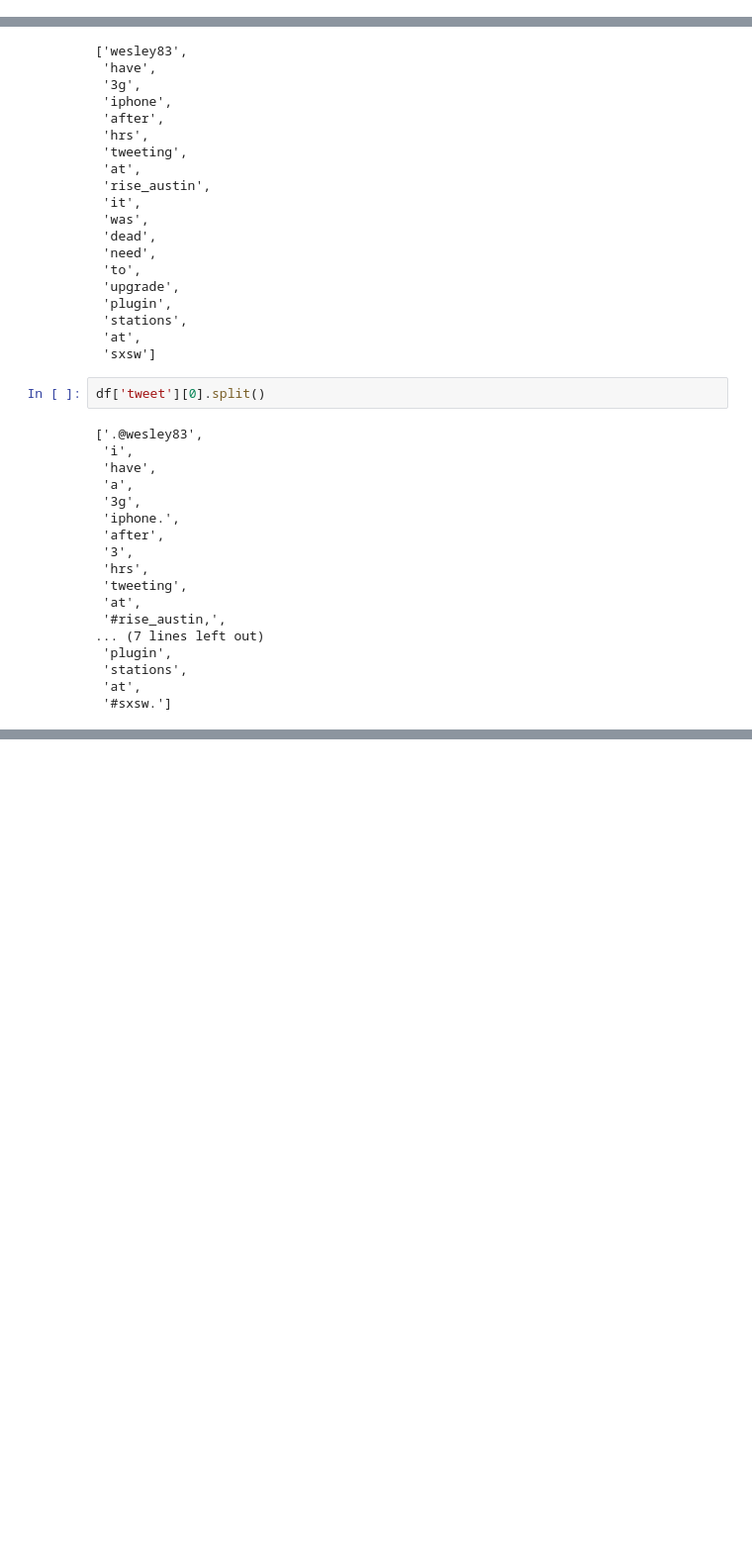
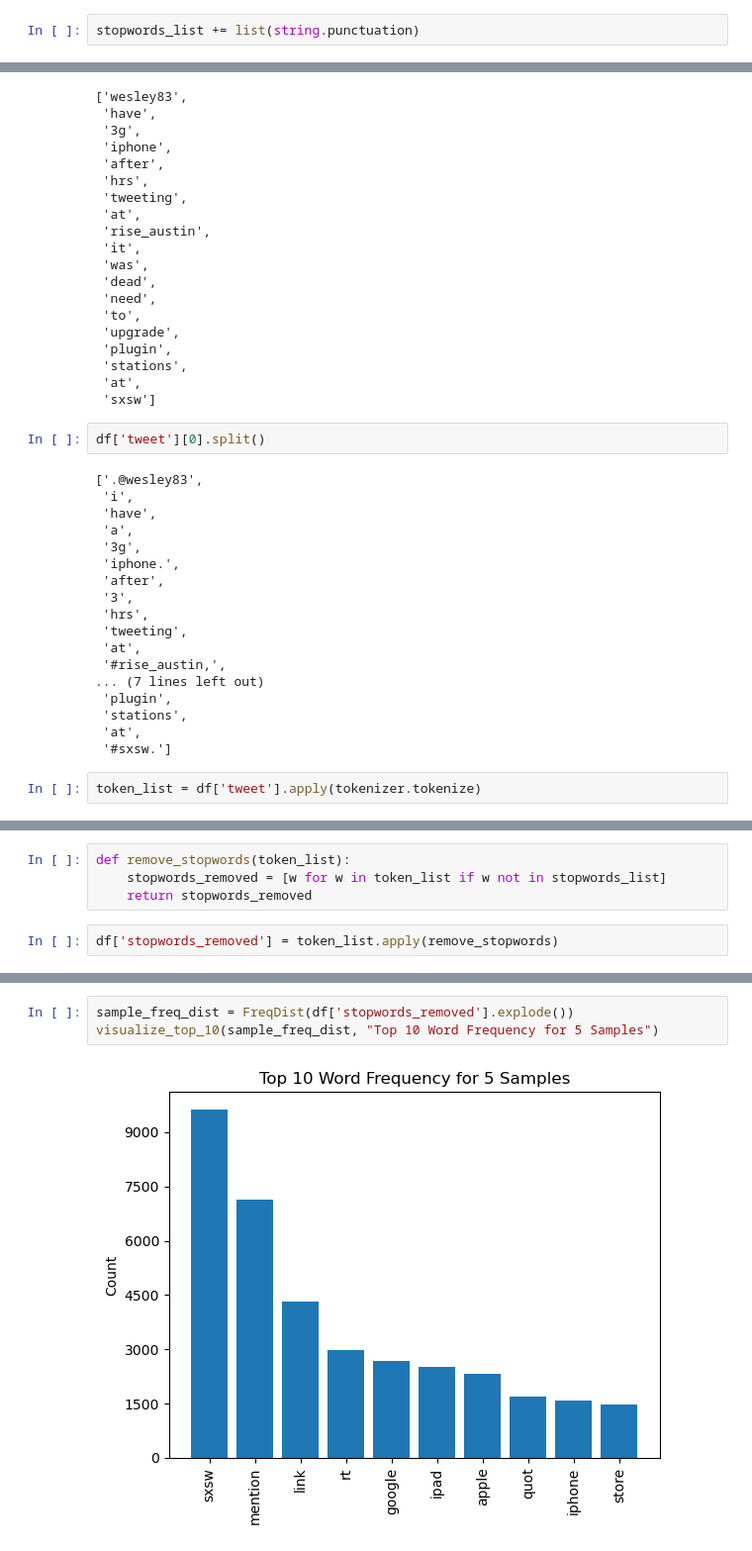
Before and after one commit to Djohnson1313/classifying_tweets, a Jupyter notebook: notebook.ipynb, the cells around one changed output, grey strips where cells are left out. Shown at 99% size. Cells and saved outputs as stored; diff of their text form; blank space fills up the shorter version.

```diff
--- a/notebook.ipynb
+++ b/notebook.ipynb
@@ -241,0 +247,2 @@ df['tweet'][0]
+# %%
+stopwords_list += list(string.punctuation)
@@ -317,3 +341,5 @@ df['tweet'][0].split()
  'stations',
  'at',
  '#sxsw.']
+# %%
+token_list = df['tweet'].apply(tokenizer.tokenize)
@@ -319,0 +361,6 @@ df['tweet'][0].split()
+# %%
+def remove_stopwords(token_list):
+    stopwords_removed = [w for w in token_list if w not in stopwords_list]
+    return stopwords_removed
+# %%
+df['stopwords_removed'] = token_list.apply(remove_stopwords)
@@ -319,0 +391,5 @@ df['tweet'][0].split()
+# %%
+sample_freq_dist = FreqDist(df['stopwords_removed'].explode())
+visualize_top_10(sample_freq_dist, "Top 10 Word Frequency for 5 Samples")
+# %% [output]
+[figure, added]
```
Also changed, not shown: parts of 11 cells of this notebook.
